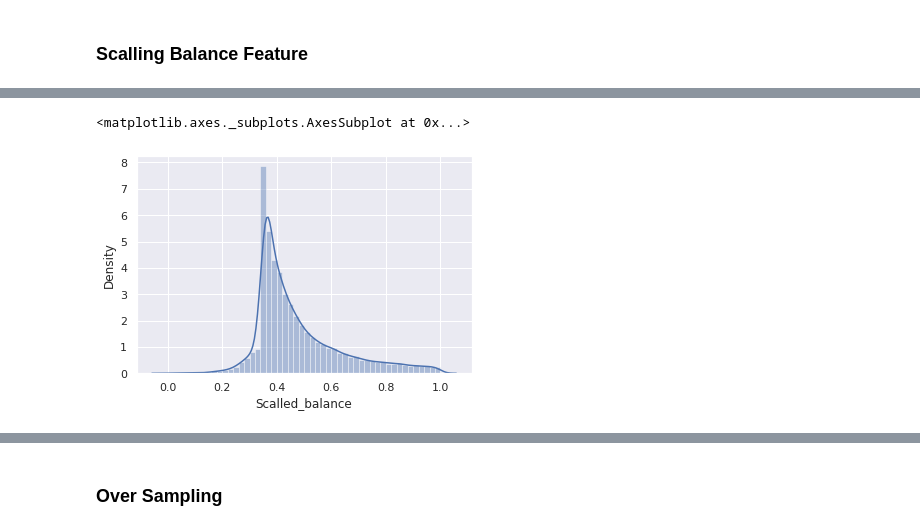
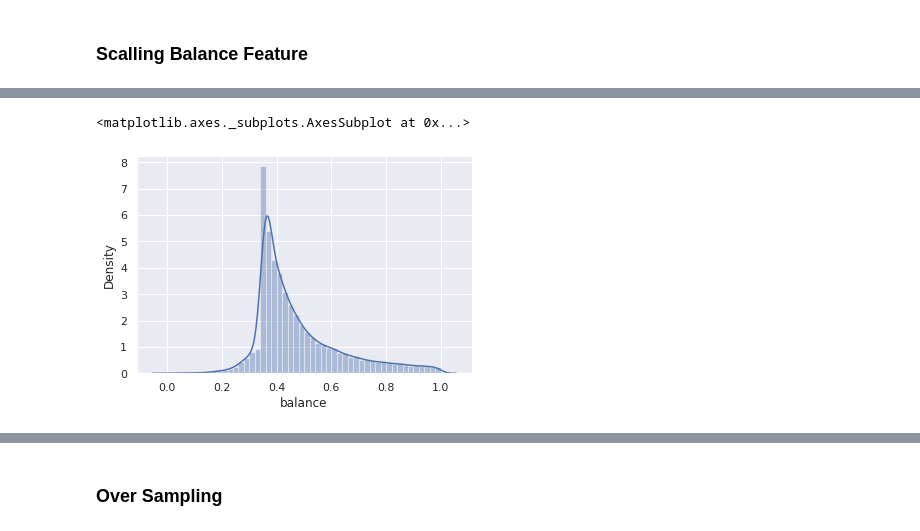
Before and after one commit to anshudhanshu/Bank-Marketing-Effectiveness-Prediction, a Jupyter notebook: Sudhanshu_Rawat_Team_1_Bank_Marketing_Effectiveness_Prediction_Capstone_Project_3.ipynb, the cells around one changed output, grey strips where cells are left out. Saved outputs shown, nothing was run; the diff lists cells and outputs as text; code cells hidden in the pictures.

```diff
--- a/Sudhanshu_Rawat_Team_1_Bank_Marketing_Effectiveness_Prediction_Capstone_Project_3.ipynb
+++ b/Sudhanshu_Rawat_Team_1_Bank_Marketing_Effectiveness_Prediction_Capstone_Project_3.ipynb
@@ -327,9 +333,16 @@ final_df.isnull().values.any()
 # %% [output]
 False
 # %%
-percentile_q1_balance = np.percentile(final_df['balance'],25)
-print(percentile_q1_balance)
-percentile_q2_balance = np.percentile(final_df['balance'],50)
-print(percentile_q2_balance)
-percentile_q3_balance = np.percentile(final_df['balance'],75)
-print(percentile_q3_balance)
+for col in ['balance']:
+  percentile_q1_balance = np.percentile(final_df[col],25)
+  # print(percentile_q1_balance)
+  percentile_q2_balance = np.percentile(final_df[col],50)
+  # print(percentile_q2_balance)
+  percentile_q3_balance = np.percentile(final_df[col],75)
+  # print(percentile_q3_balance)
+  iqr=percentile_q3_balance - percentile_q1_balance
+  lower_limit_outlier=percentile_q1_balance-1.5*iqr
+  upper_limit_outlier=percentile_q3_balance+1.5*iqr
+  # print("lower limit for outlier  :",lower_limit_outlier)
+  # print("Upper limit for outlier  :",upper_limit_outlier)
+  final_df=final_df[(final_df[col]>lower_limit_outlier) &(final_df[col]<upper_limit_outlier)]
@@ -350,5 +349,3 @@ Upper limit for outlier  : 3421.0
-# %%
-final_df=final_df[(final_df['balance']>lower_limit_outlier) &(final_df['balance']<upper_limit_outlier)]
 # %%
 final_df.isnull().values.any()
 # %% [output]
@@ -358,8 +355,11 @@ False
 # %%
 from sklearn import preprocessing
 min_max_scaler = preprocessing.MinMaxScaler(feature_range =(0, 1))
-final_df['Scalled_balance']= pd.Series(min_max_scaler.fit_transform(final_df['balance'].values.reshape(-1,1)).flatten())
-final_df=final_df.dropna().drop('balance',axis=1)
+x = final_df.drop('y',axis=1)
+y = final_df['y']
+final_df= pd.DataFrame(min_max_scaler.fit_transform(x),columns=x.columns)
+# %%
+final_df['y'] = y.values
 # %%
 final_df.head()
 # %% [output]
@@ -392,5 +372,5 @@ dtype: int64
 # %%
-sns.distplot(final_df['Scalled_balance'])
+sns.distplot(final_df['balance'])
 # %% [output]
 <matplotlib.axes._subplots.AxesSubplot at 0x...>
-[figure, old version]
+[figure, new version]
```
Also changed, not shown: parts of 44 cells of this notebook.
